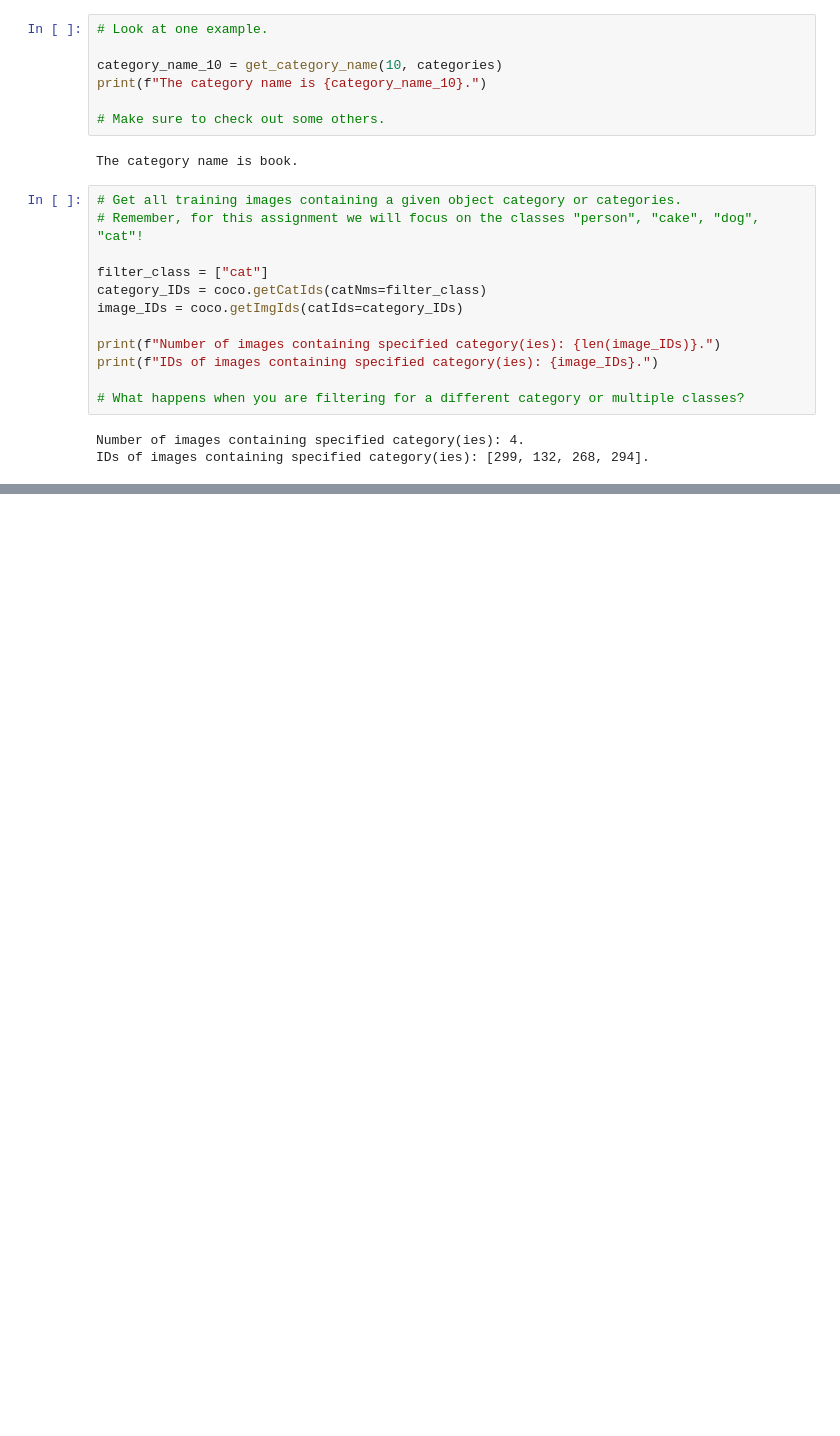
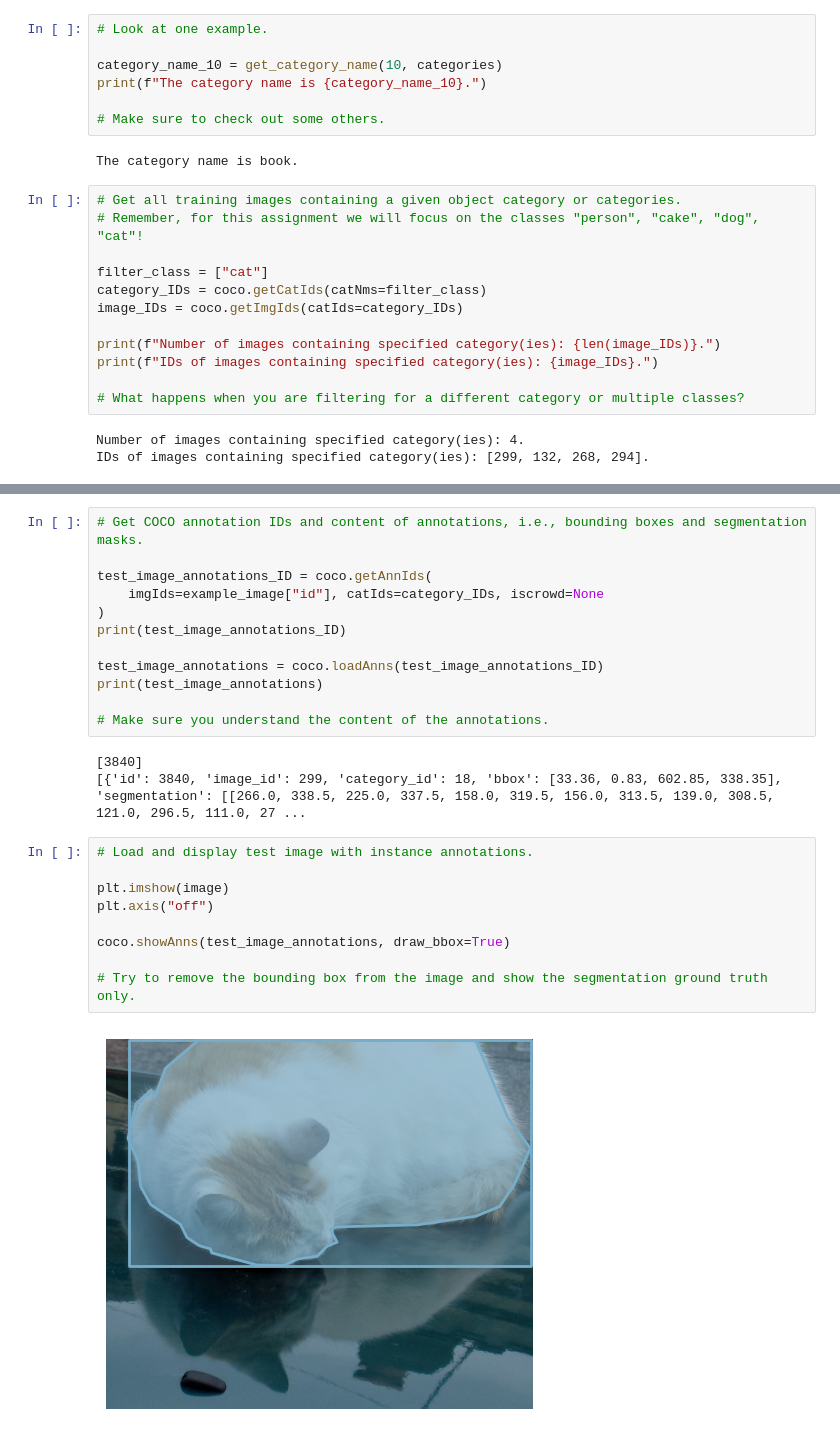
Before and after one commit to abshilpa/Image-segmentation, a Jupyter notebook: Assignment_1_Image_segmentation.ipynb, the cells around one changed output, grey strips where cells are left out. Saved outputs shown, nothing was run; the diff lists cells and outputs as text; blank space fills up the shorter version.

```diff
--- a/Assignment_1_Image_segmentation.ipynb
+++ b/Assignment_1_Image_segmentation.ipynb
@@ -108,0 +123,26 @@ IDs of images containing specified category(ies): [299, 132, 268, 294].
+# %%
+# Get COCO annotation IDs and content of annotations, i.e., bounding boxes and segmentation masks.
+
+test_image_annotations_ID = coco.getAnnIds(
+    imgIds=example_image["id"], catIds=category_IDs, iscrowd=None
+)
+print(test_image_annotations_ID)
+
+test_image_annotations = coco.loadAnns(test_image_annotations_ID)
+print(test_image_annotations)
+
+# Make sure you understand the content of the annotations.
+# %% [output]
+[3840]
+[{'id': 3840, 'image_id': 299, 'category_id': 18, 'bbox': [33.36, 0.83, 602.85, 338.35], 'segmentation': [[266.0, 338.5, 225.0, 337.5, 158.0, 319.5, 156.0, 313.5, 139.0, 308.5, 121.0, 296.5, 111.0, 27 ...
+# %%
+# Load and display test image with instance annotations.
+
+plt.imshow(image)
+plt.axis("off")
+
+coco.showAnns(test_image_annotations, draw_bbox=True)
+
+# Try to remove the bounding box from the image and show the segmentation ground truth only.
+# %% [output]
+[figure, added]
```
Also changed, not shown: parts of 11 cells of this notebook.
